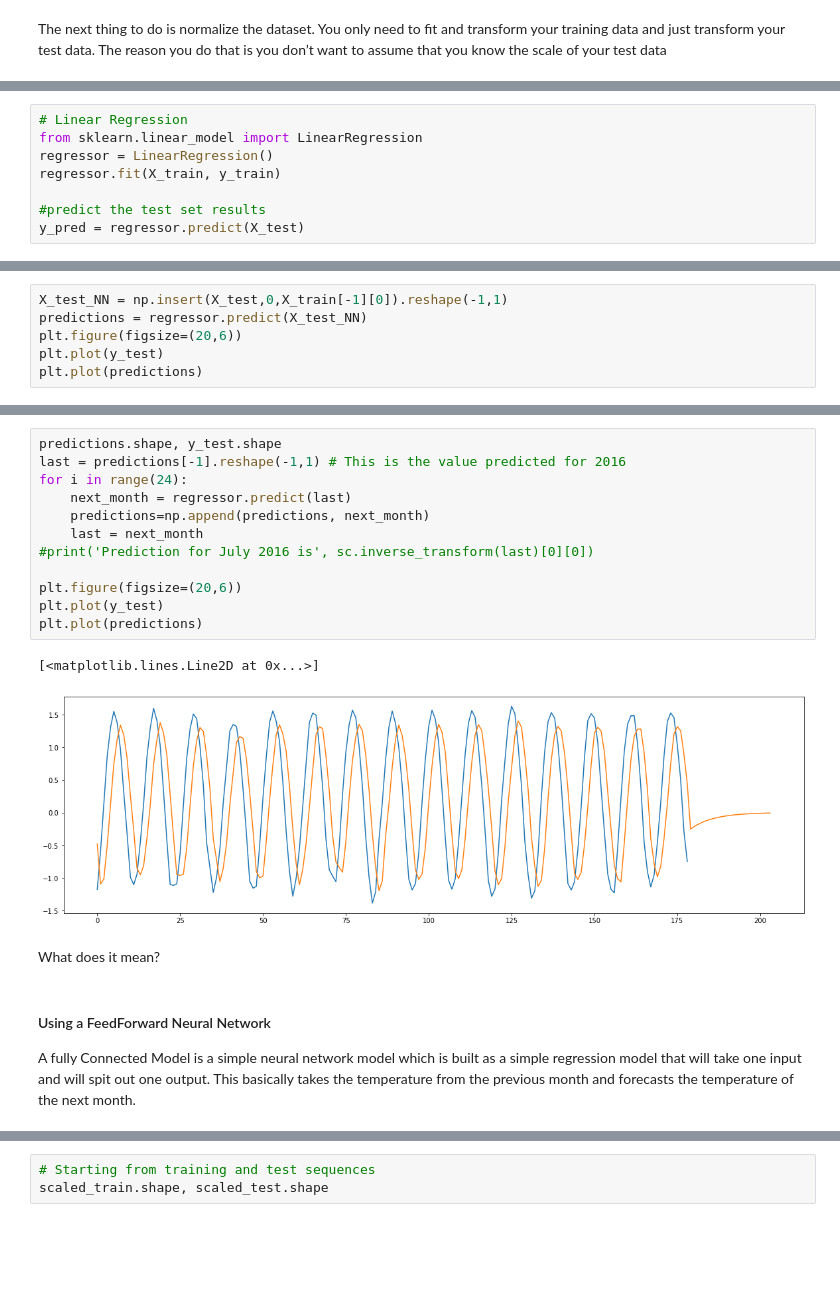
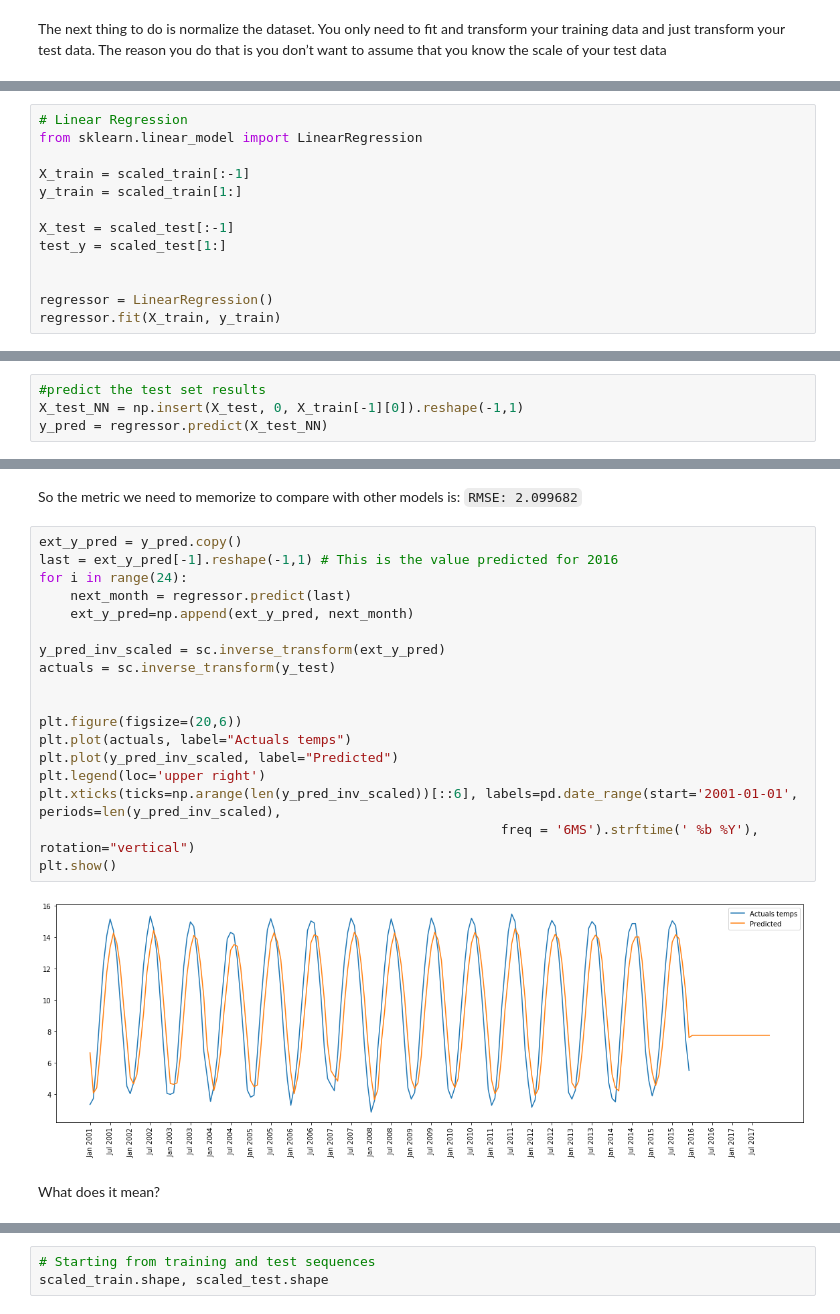
Before and after one commit to santamm/ClimateChange, a Jupyter notebook: Climate_Change_Hackaton.ipynb, the cells around one changed output, grey strips where cells are left out. Cells and saved outputs as stored; diff of their text form; blank space fills up the shorter version.

Commit message:
Fixed FFNN and LSTM and visualizations

```diff
--- a/Climate_Change_Hackaton.ipynb
+++ b/Climate_Change_Hackaton.ipynb
@@ -565,8 +553,13 @@ test_y.shape
 # %%
 # Linear Regression
 from sklearn.linear_model import LinearRegression
+
+X_train = scaled_train[:-1]
+y_train = scaled_train[1:]
+
+X_test = scaled_test[:-1]
+test_y = scaled_test[1:]
+
+
 regressor = LinearRegression()
 regressor.fit(X_train, y_train)
-
-#predict the test set results
-y_pred = regressor.predict(X_test)
@@ -573,6 +568,4 @@ y_pred = regressor.predict(X_test)
 # %%
-X_test_NN = np.insert(X_test,0,X_train[-1][0]).reshape(-1,1)
-predictions = regressor.predict(X_test_NN)
-plt.figure(figsize=(20,6))
-plt.plot(y_test)
-plt.plot(predictions)
+#predict the test set results
+X_test_NN = np.insert(X_test, 0, X_train[-1][0]).reshape(-1,1)
+y_pred = regressor.predict(X_test_NN)
@@ -594,20 +611,24 @@ R-Squared: 0.741225
+# %% [markdown]
+So the metric we need to memorize to compare with other models is: `RMSE: 2.099682`
 # %%
-predictions.shape, y_test.shape
-last = predictions[-1].reshape(-1,1) # This is the value predicted for 2016
+ext_y_pred = y_pred.copy()
+last = ext_y_pred[-1].reshape(-1,1) # This is the value predicted for 2016
 for i in range(24):
     next_month = regressor.predict(last)
-    predictions=np.append(predictions, next_month)
-    last = next_month
-#print('Prediction for July 2016 is', sc.inverse_transform(last)[0][0])
+    ext_y_pred=np.append(ext_y_pred, next_month)
+
+y_pred_inv_scaled = sc.inverse_transform(ext_y_pred)
+actuals = sc.inverse_transform(y_test)
+
 
 plt.figure(figsize=(20,6))
-plt.plot(y_test)
-plt.plot(predictions)
+plt.plot(actuals, label="Actuals temps")
+plt.plot(y_pred_inv_scaled, label="Predicted")
+plt.legend(loc='upper right')
+plt.xticks(ticks=np.arange(len(y_pred_inv_scaled))[::6], labels=pd.date_range(start='2001-01-01', periods=len(y_pred_inv_scaled),
+                                                           freq = '6MS').strftime(' %b %Y'), rotation="vertical")
+plt.show()
 # %% [output]
-[<matplotlib.lines.Line2D at 0x...>]
-[figure, old version]
+[figure, new version]
 # %% [markdown]
 What does it mean?
-# %% [markdown]
-#### Using a FeedForward Neural Network
-A fully Connected Model is a simple neural network model which is built as a simple regression model that will take one input and will spit out one output. This basically takes the temperature from the previous month and forecasts the temperature of the next month.
```
Also changed, not shown: parts of 53 cells of this notebook.
